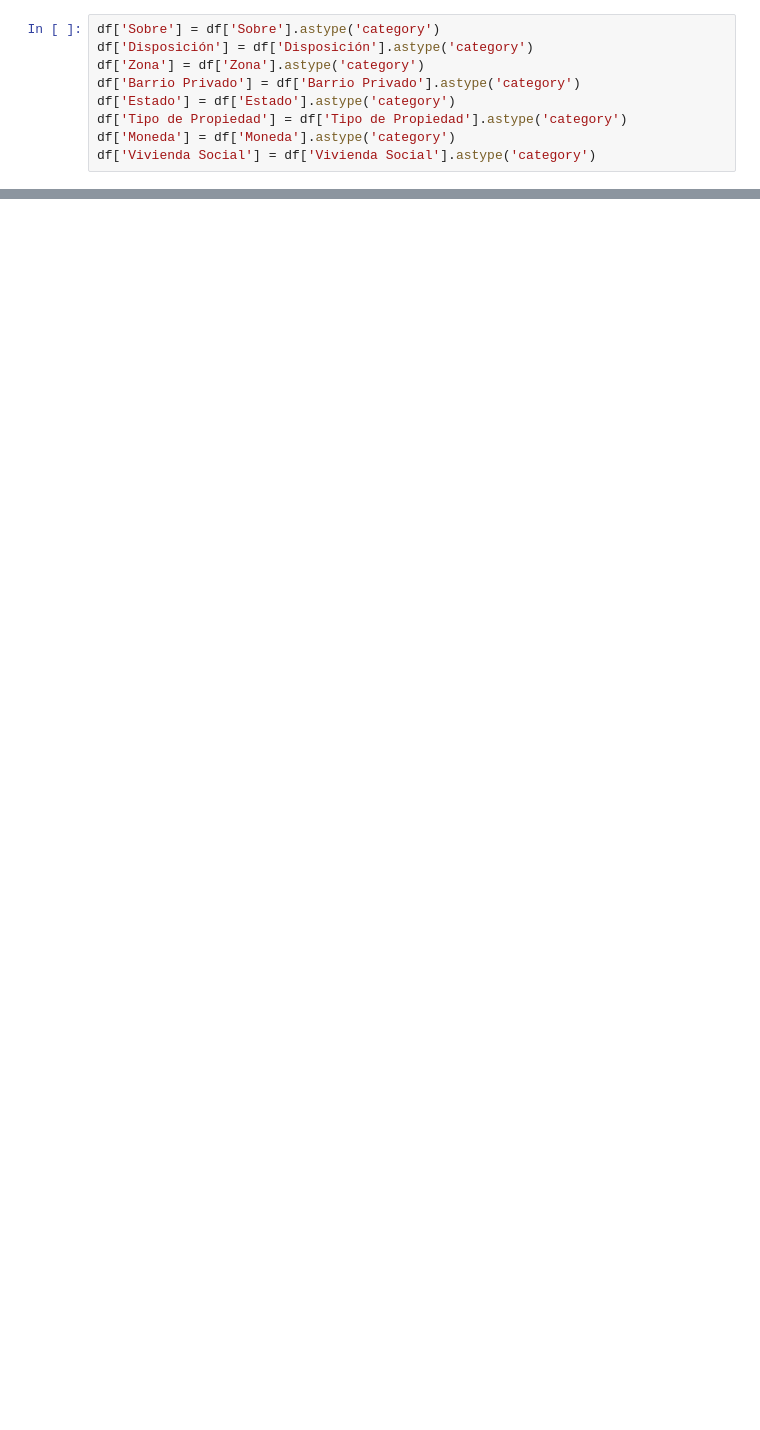
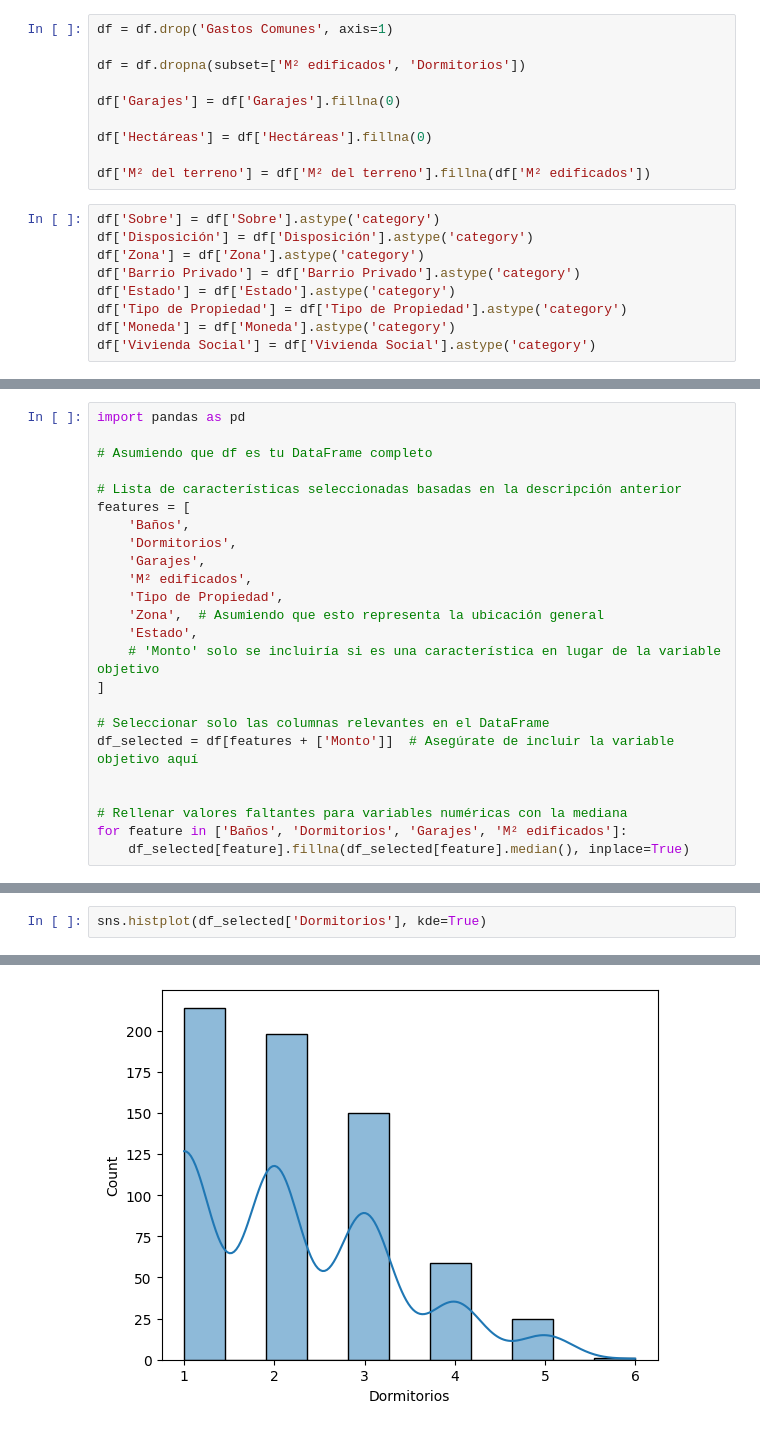
Before and after one commit to luccafrachelle/prueba, a Jupyter notebook: final.ipynb, the cells around one changed output, grey strips where cells are left out. Drawn from its saved outputs; the diff is of its cells as text; blank space fills up the shorter version.

```diff
--- a/final.ipynb
+++ b/final.ipynb
@@ -296,6 +312,16 @@ df['Estado'] = df['Estado'].replace('¡Preguntale!', np.nan)
 df['Tipo de Propiedad'] = df['Tipo de Propiedad'].replace('¡Preguntale!', np.nan)
 df['Moneda'] = df['Moneda'].replace('¡Preguntale!', np.nan)
 df['Vivienda Social'] = df['Vivienda Social'].replace('¡Preguntale!', np.nan)
+# %%
+df = df.drop('Gastos Comunes', axis=1)
+
+df = df.dropna(subset=['M² edificados', 'Dormitorios'])
+
+df['Garajes'] = df['Garajes'].fillna(0)
+
+df['Hectáreas'] = df['Hectáreas'].fillna(0)
+
+df['M² del terreno'] = df['M² del terreno'].fillna(df['M² edificados'])
 # %%
 df['Sobre'] = df['Sobre'].astype('category')
 df['Disposición'] = df['Disposición'].astype('category')
@@ -441,0 +334,24 @@ Root Mean Squared Error (as percentage of target range): 23.74%
+# %%
+import pandas as pd
+
+# Asumiendo que df es tu DataFrame completo
+
+# Lista de características seleccionadas basadas en la descripción anterior
+features = [
+    'Baños',
+    'Dormitorios',
+    'Garajes',
+    'M² edificados',
+    'Tipo de Propiedad',
+    'Zona',  # Asumiendo que esto representa la ubicación general
+    'Estado',
+    # 'Monto' solo se incluiría si es una característica en lugar de la variable objetivo
+]
+
+# Seleccionar solo las columnas relevantes en el DataFrame
+df_selected = df[features + ['Monto']]  # Asegúrate de incluir la variable objetivo aquí
+
+
+# Rellenar valores faltantes para variables numéricas con la mediana
+for feature in ['Baños', 'Dormitorios', 'Garajes', 'M² edificados']:
+    df_selected[feature].fillna(df_selected[feature].median(), inplace=True)
@@ -441,0 +390,3 @@ Root Mean Squared Error (as percentage of target range): 23.74%
+# %%
+sns.histplot(df_selected['Dormitorios'], kde=True)
+# %% [output]
@@ -441,0 +394 @@ Root Mean Squared Error (as percentage of target range): 23.74%
+[figure, added]
```
Also changed, not shown: parts of 22 cells of this notebook, 2 other files.
